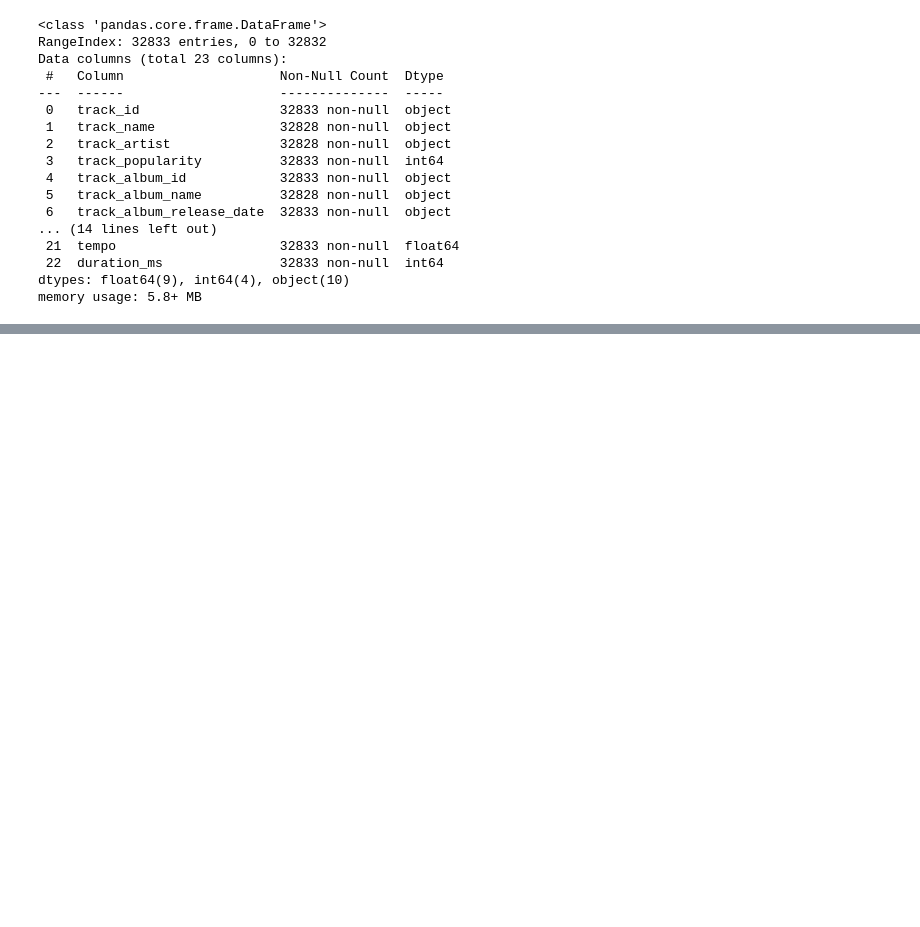
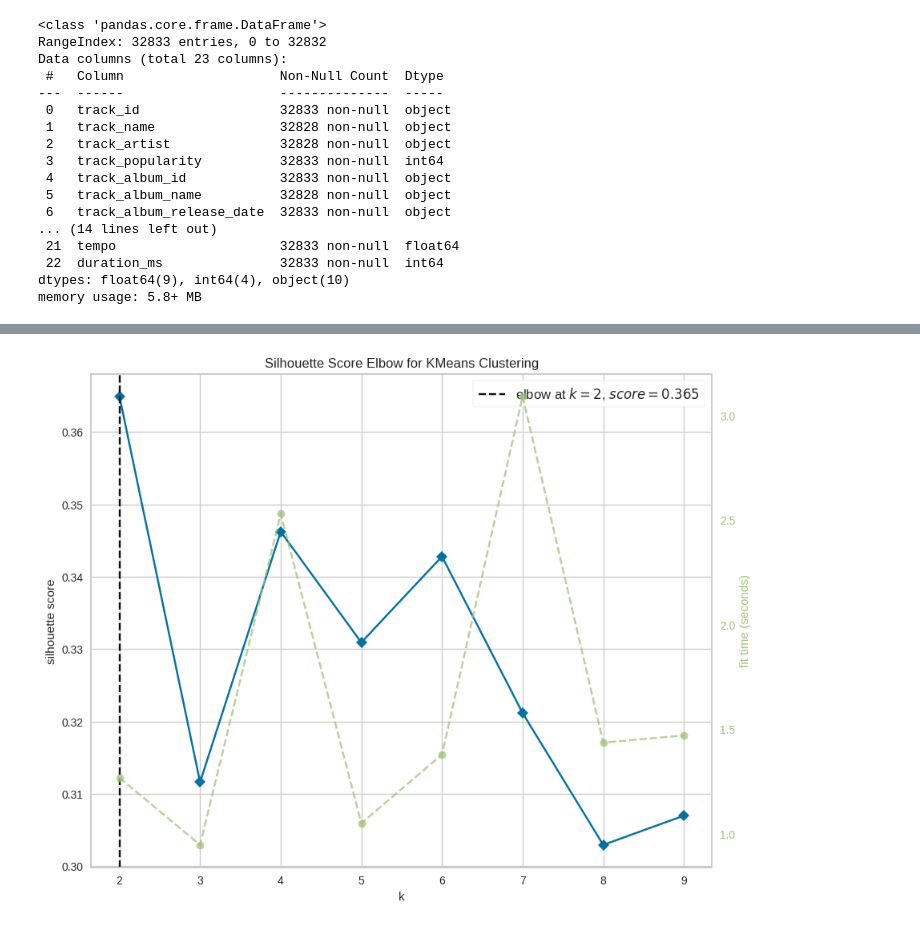
Before and after one commit to ramadhanbay/kuliah, a Jupyter notebook: Clustering.ipynb, the cells around one changed output, grey strips where cells are left out. Cells and saved outputs as stored; diff of their text form; code cells hidden in the pictures; blank space fills up the shorter version.

```diff
--- a/Clustering.ipynb
+++ b/Clustering.ipynb
@@ -157,0 +171,9 @@ ValueError: ignored
+# %%
+model = KMeans(random_state=1, n_init=10)
+visualizer = KElbowVisualizer(model, k=(2,10), metric='silhouette')
+
+visualizer.fit(rfm_df_scaled)
+visualizer.show()
+plt.show()
+# %% [output]
+[figure, added]
```
Also changed, not shown: parts of 34 cells of this notebook.
